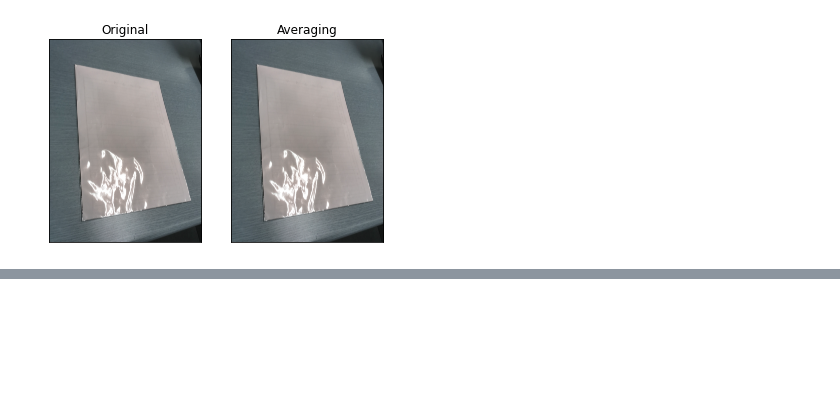
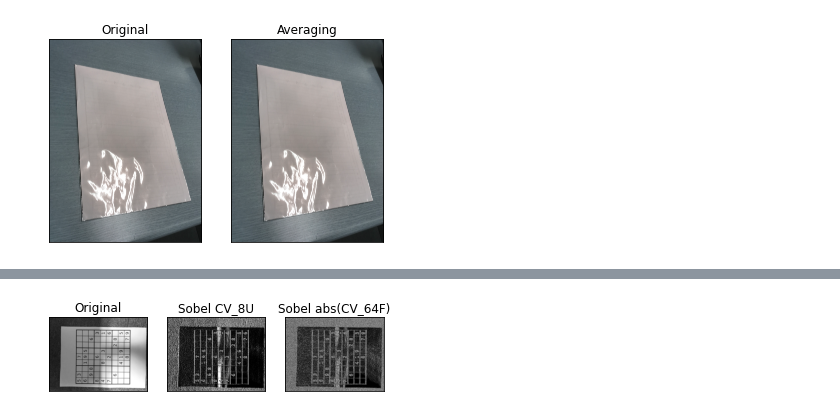
Before and after one commit to dwq0048/it2020, a Jupyter notebook: chap_14.ipynb, the cells around one changed output, grey strips where cells are left out. Saved outputs shown, nothing was run; the diff lists cells and outputs as text; code cells hidden in the pictures; blank space fills up the shorter version.

```diff
--- a/chap_14.ipynb
+++ b/chap_14.ipynb
@@ -118,0 +159,20 @@ cv2.destroyAllWindows()
+# %%
+import cv2
+import numpy as np
+from matplotlib import pyplot as plt
+
+img = cv2.imread('images/1.jpg',0)
+sobelx8u = cv2.Sobel(img,cv2.CV_8U,1,0,ksize=5)
+sobelx64f = cv2.Sobel(img,cv2.CV_64F,1,0,ksize=5)
+abs_sobel64f = np.absolute(sobelx64f)
+sobel_8u = np.uint8(abs_sobel64f)
+
+plt.subplot(1,3,1),plt.imshow(img,cmap = 'gray')
+plt.title('Original'), plt.xticks([]), plt.yticks([])
+plt.subplot(1,3,2),plt.imshow(sobelx8u,cmap = 'gray')
+plt.title('Sobel CV_8U'), plt.xticks([]), plt.yticks([])
+plt.subplot(1,3,3),plt.imshow(sobel_8u,cmap = 'gray')
+plt.title('Sobel abs(CV_64F)'), plt.xticks([]), plt.yticks([])
+plt.show()
+# %% [output]
+[figure, added]
```
Also changed, not shown: parts of 2 cells of this notebook.
